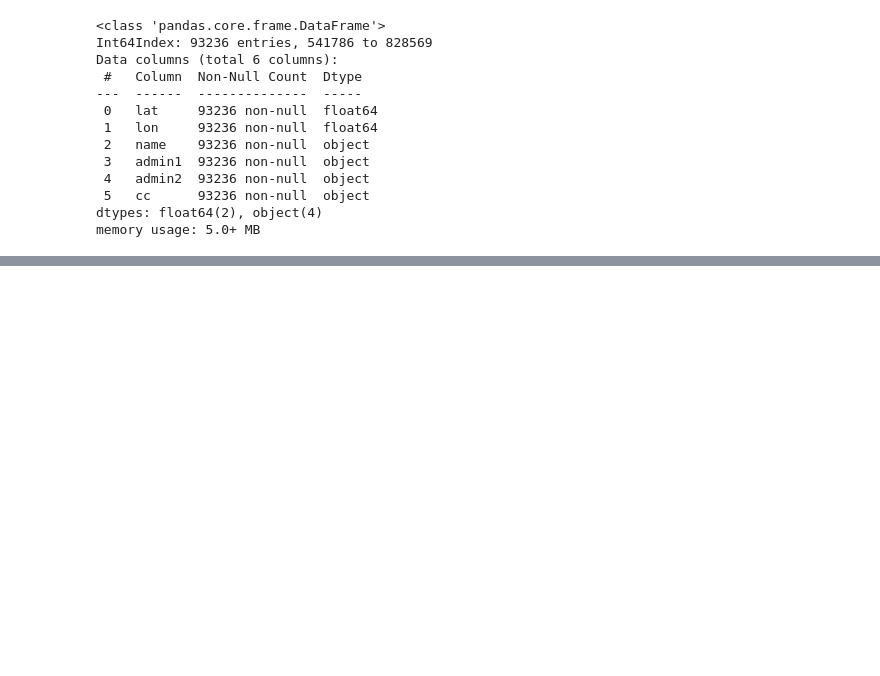
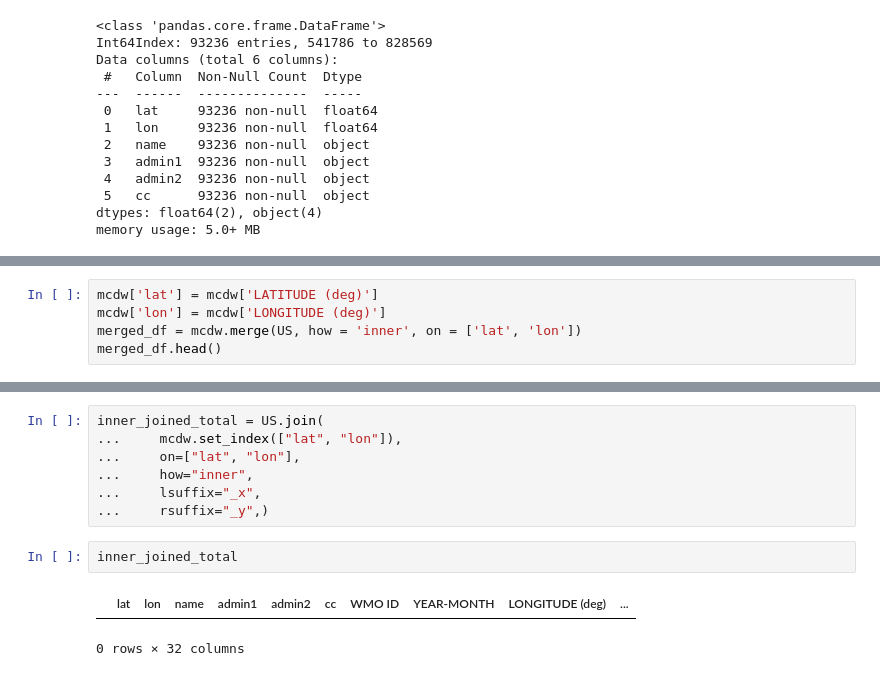
Before and after one commit to CaitlinC91/USDACENSUS_Capstone, a Jupyter notebook: notebooks/mcdw.ipynb, the cells around one changed output, grey strips where cells are left out. Drawn from its saved outputs; the diff is of its cells as text; blank space fills up the shorter version.

```diff
--- a/notebooks/mcdw.ipynb
+++ b/notebooks/mcdw.ipynb
@@ -185,0 +186,5 @@ memory usage: 5.0+ MB
+# %%
+mcdw['lat'] = mcdw['LATITUDE (deg)']
+mcdw['lon'] = mcdw['LONGITUDE (deg)']
+merged_df = mcdw.merge(US, how = 'inner', on = ['lat', 'lon'])
+merged_df.head()
@@ -185,0 +202,12 @@ memory usage: 5.0+ MB
+# %%
+inner_joined_total = US.join(
+...     mcdw.set_index(["lat", "lon"]),
+...     on=["lat", "lon"],
+...     how="inner",
+...     lsuffix="_x",
+...     rsuffix="_y",)
+# %%
+inner_joined_total
+# %% [output]
+|  | lat | lon | name | admin1 | admin2 | cc | WMO ID | YEAR-MONTH | LONGITUDE (deg) | ... |
+0 rows × 32 columns
```
Also changed, not shown: parts of 7 cells of this notebook.
